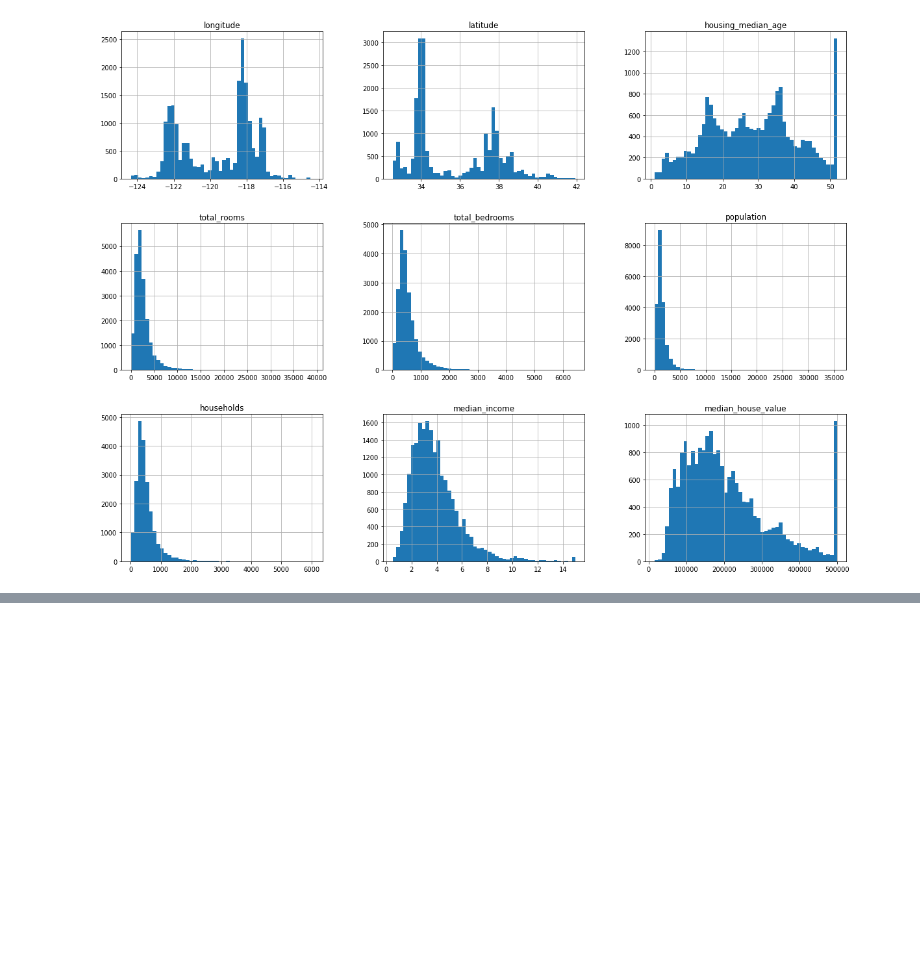
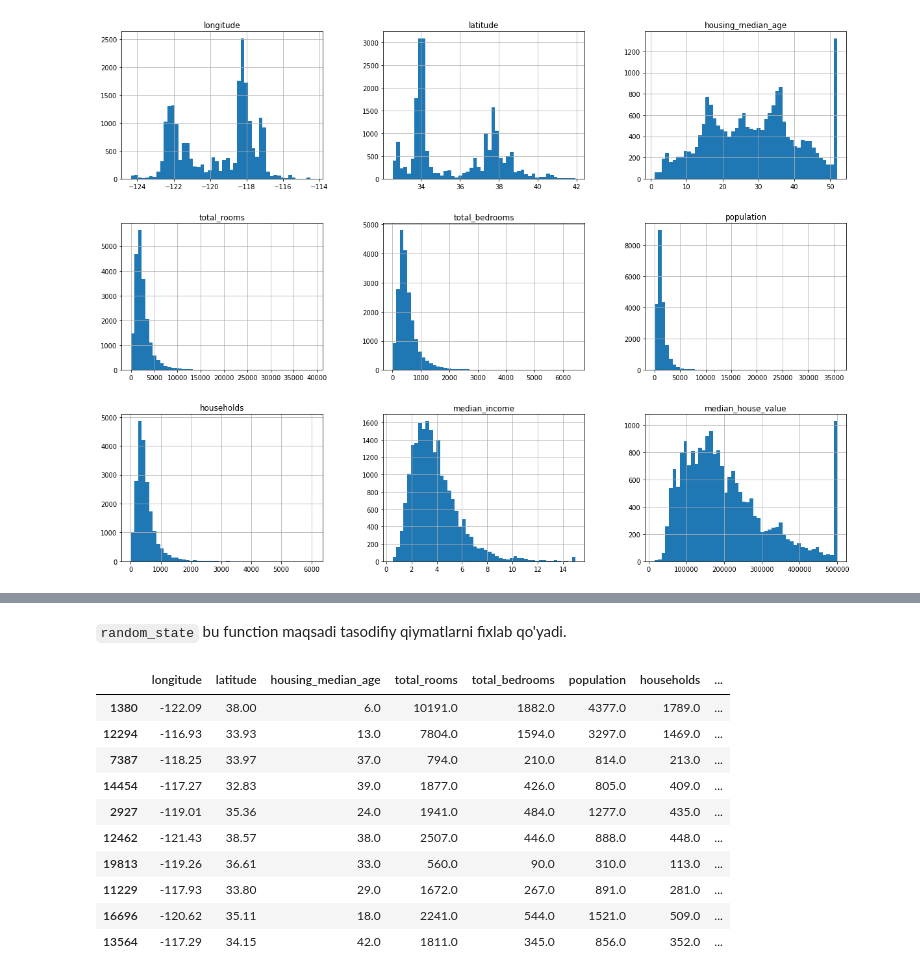
Before and after one commit to lazizrakhmat/DS-ML, a Jupyter notebook: 05_ML_02.ipynb, the cells around one changed output, grey strips where cells are left out. Saved outputs shown, nothing was run; the diff lists cells and outputs as text; code cells hidden in the pictures; blank space fills up the shorter version.

Commit message:
Train and Test sets difference

````diff
--- a/05_ML_02.ipynb
+++ b/05_ML_02.ipynb
@@ -73,0 +107,21 @@ plt.show()
+# %% [markdown]
+
+```random_state``` bu function maqsadi tasodifiy qiymatlarni fixlab qo'yadi.
+# %%
+from pandas.core.common import random_state
+from sklearn.model_selection import train_test_split
+train_set, test_set = train_test_split(df, test_size=0.2, random_state=35)
+# %%
+train_set.head(10)
+# %% [output]
+|  | longitude | latitude | housing_median_age | total_rooms | total_bedrooms | population | households | ... |
+| 1380 | -122.09 | 38.00 | 6.0 | 10191.0 | 1882.0 | 4377.0 | 1789.0 | ... |
+| 12294 | -116.93 | 33.93 | 13.0 | 7804.0 | 1594.0 | 3297.0 | 1469.0 | ... |
+| 7387 | -118.25 | 33.97 | 37.0 | 794.0 | 210.0 | 814.0 | 213.0 | ... |
+| 14454 | -117.27 | 32.83 | 39.0 | 1877.0 | 426.0 | 805.0 | 409.0 | ... |
+| 2927 | -119.01 | 35.36 | 24.0 | 1941.0 | 484.0 | 1277.0 | 435.0 | ... |
+| 12462 | -121.43 | 38.57 | 38.0 | 2507.0 | 446.0 | 888.0 | 448.0 | ... |
+| 19813 | -119.26 | 36.61 | 33.0 | 560.0 | 90.0 | 310.0 | 113.0 | ... |
+| 11229 | -117.93 | 33.80 | 29.0 | 1672.0 | 267.0 | 891.0 | 281.0 | ... |
+| 16696 | -120.62 | 35.11 | 18.0 | 2241.0 | 544.0 | 1521.0 | 509.0 | ... |
+| 13564 | -117.29 | 34.15 | 42.0 | 1811.0 | 345.0 | 856.0 | 352.0 | ... |
````
Also changed, not shown: parts of 4 cells of this notebook.
